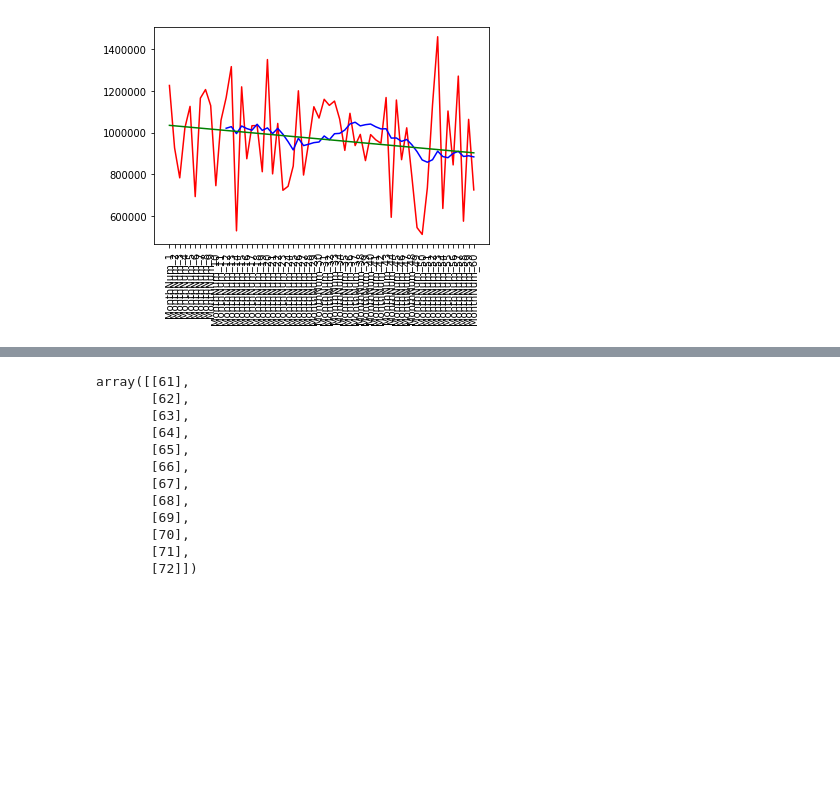
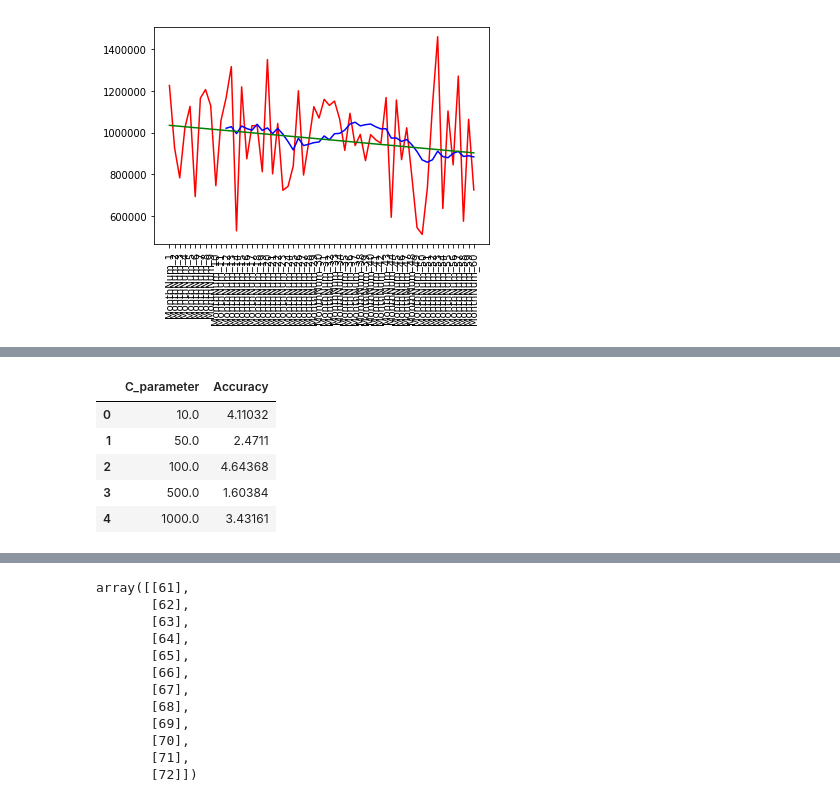
Before and after one commit to robineriksson/HackerRankSolutions, a Jupyter notebook: forecastPassenger/predictPassangers.ipynb, the cells around one changed output, grey strips where cells are left out. Cells and saved outputs as stored; diff of their text form; code cells hidden in the pictures; blank space fills up the shorter version.

```diff
--- a/forecastPassenger/predictPassangers.ipynb
+++ b/forecastPassenger/predictPassangers.ipynb
@@ -93,2 +85,3 @@ train.shape
 # %%
-np.array(range(1,N+1)).shape[0]
+X_train0 = np.array(range(1,N+1))
+X_train=X_train0.reshape(X_train0.shape[0],1)
@@ -104,0 +159,9 @@ SVR(C=1000, cache_size=200, coef0=0.0, degree=3, epsilon=0.1, gamma=0.1,
+# %%
+acc_table
+# %% [output]
+|  | C_parameter | Accuracy |
+| 0 | 10.0 | 4.11032 |
+| 1 | 50.0 | 2.4711 |
+| 2 | 100.0 | 4.64368 |
+| 3 | 500.0 | 1.60384 |
+| 4 | 1000.0 | 3.43161 |
```
Also changed, not shown: parts of 21 cells of this notebook, 7 other files.
